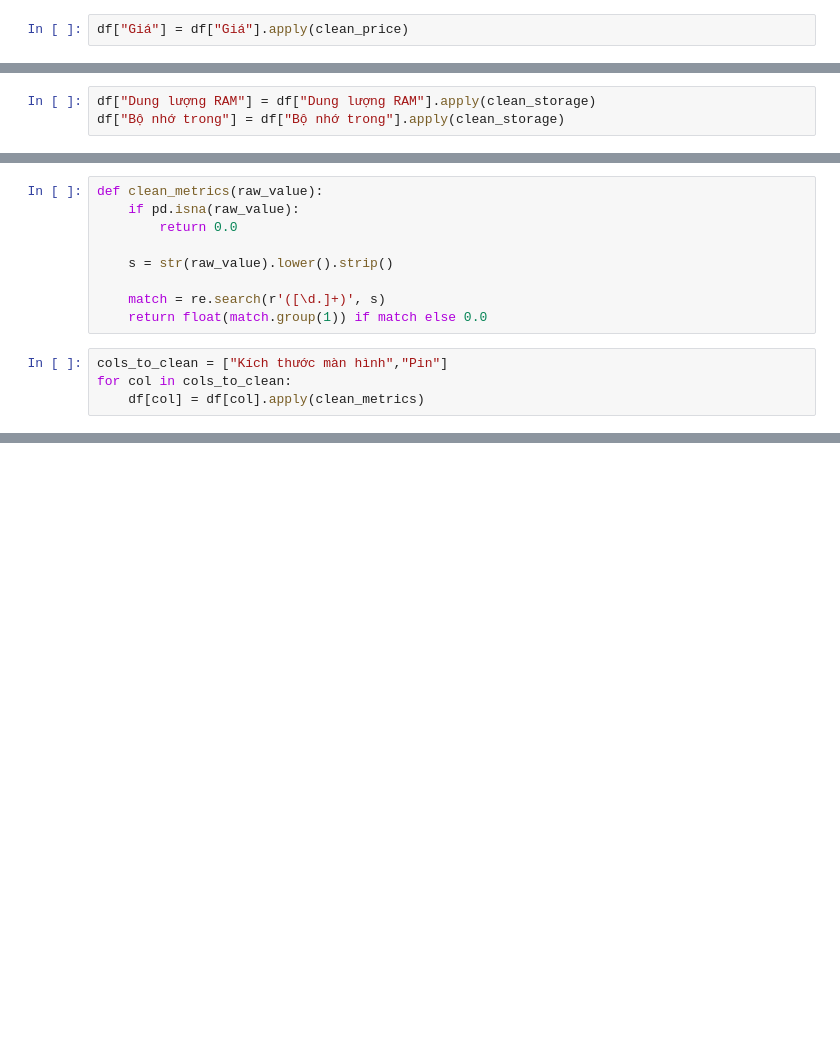
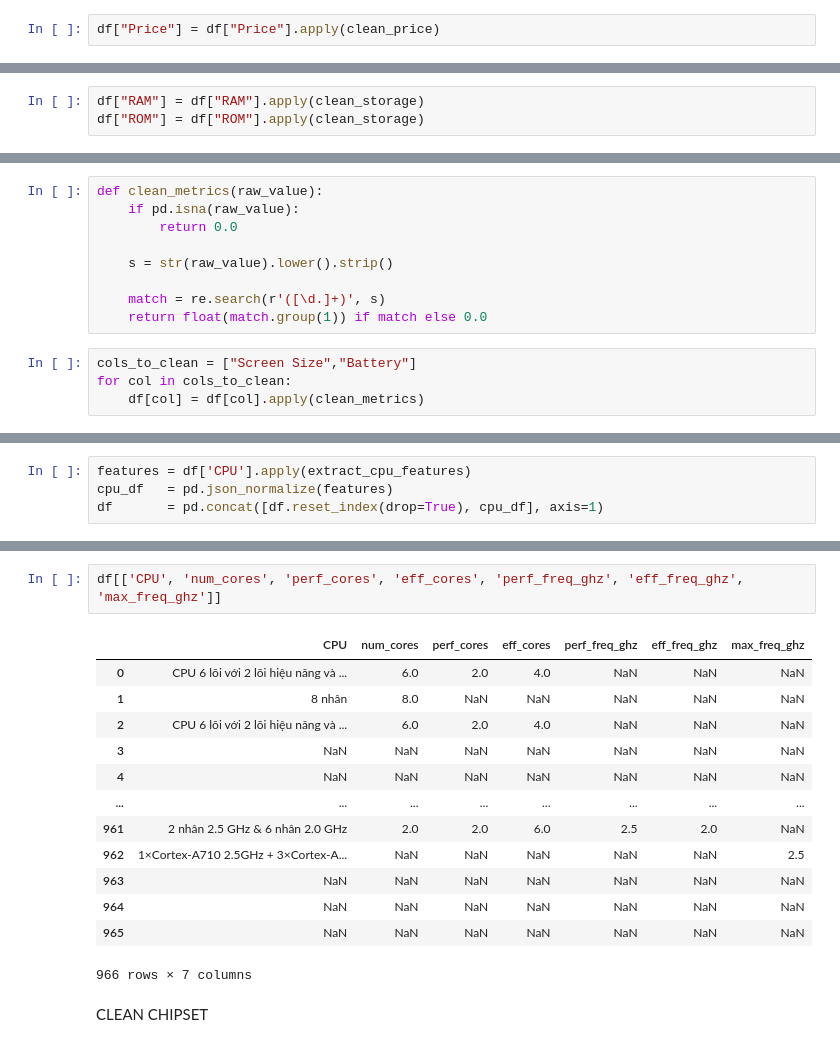
Before and after one commit to LD-878971/DS108_Phone-Reccomendation, a Jupyter notebook: preprocess.ipynb, the cells around one changed output, grey strips where cells are left out. Cells and saved outputs as stored; diff of their text form; blank space fills up the shorter version.

```diff
--- a/preprocess.ipynb
+++ b/preprocess.ipynb
@@ -153,4 +161,4 @@ def clean_price(raw_price):
     match = re.search(r'(\d+)', s)
     return int(match.group(1)) if match else 0
 # %%
-df["Giá"] = df["Giá"].apply(clean_price)
+df["Price"] = df["Price"].apply(clean_price)
@@ -183,5 +184,5 @@ def clean_storage(raw_value):
 
     return value
 # %%
-df["Dung lượng RAM"] = df["Dung lượng RAM"].apply(clean_storage)
-df["Bộ nhớ trong"] = df["Bộ nhớ trong"].apply(clean_storage)
+df["RAM"] = df["RAM"].apply(clean_storage)
+df["ROM"] = df["ROM"].apply(clean_storage)
@@ -204,6 +198,6 @@ def clean_metrics(raw_value):
     match = re.search(r'([\d.]+)', s)
     return float(match.group(1)) if match else 0.0
 # %%
-cols_to_clean = ["Kích thước màn hình","Pin"]
+cols_to_clean = ["Screen Size","Battery"]
 for col in cols_to_clean:
     df[col] = df[col].apply(clean_metrics)
@@ -222,0 +279,4 @@ df[["Tên", "Công nghệ NFC"]].head(10)
+# %%
+features = df['CPU'].apply(extract_cpu_features)
+cpu_df   = pd.json_normalize(features)
+df       = pd.concat([df.reset_index(drop=True), cpu_df], axis=1)
@@ -222,0 +425,18 @@ df[["Tên", "Công nghệ NFC"]].head(10)
+# %%
+df[['CPU', 'num_cores', 'perf_cores', 'eff_cores', 'perf_freq_ghz', 'eff_freq_ghz', 'max_freq_ghz']]
+# %% [output]
+|  | CPU | num_cores | perf_cores | eff_cores | perf_freq_ghz | eff_freq_ghz | max_freq_ghz |
+| 0 | CPU 6 lõi với 2 lõi hiệu năng và ... | 6.0 | 2.0 | 4.0 | NaN | NaN | NaN |
+| 1 | 8 nhân | 8.0 | NaN | NaN | NaN | NaN | NaN |
+| 2 | CPU 6 lõi với 2 lõi hiệu năng và ... | 6.0 | 2.0 | 4.0 | NaN | NaN | NaN |
+| 3 | NaN | NaN | NaN | NaN | NaN | NaN | NaN |
+| 4 | NaN | NaN | NaN | NaN | NaN | NaN | NaN |
+| ... | ... | ... | ... | ... | ... | ... | ... |
+| 961 | 2 nhân 2.5 GHz & 6 nhân 2.0 GHz | 2.0 | 2.0 | 6.0 | 2.5 | 2.0 | NaN |
+| 962 | 1×Cortex-A710 2.5GHz + 3×Cortex-A... | NaN | NaN | NaN | NaN | NaN | 2.5 |
+| 963 | NaN | NaN | NaN | NaN | NaN | NaN | NaN |
+| 964 | NaN | NaN | NaN | NaN | NaN | NaN | NaN |
+| 965 | NaN | NaN | NaN | NaN | NaN | NaN | NaN |
+966 rows × 7 columns
+# %% [markdown]
+CLEAN CHIPSET
```
Also changed, not shown: parts of 43 cells of this notebook.
